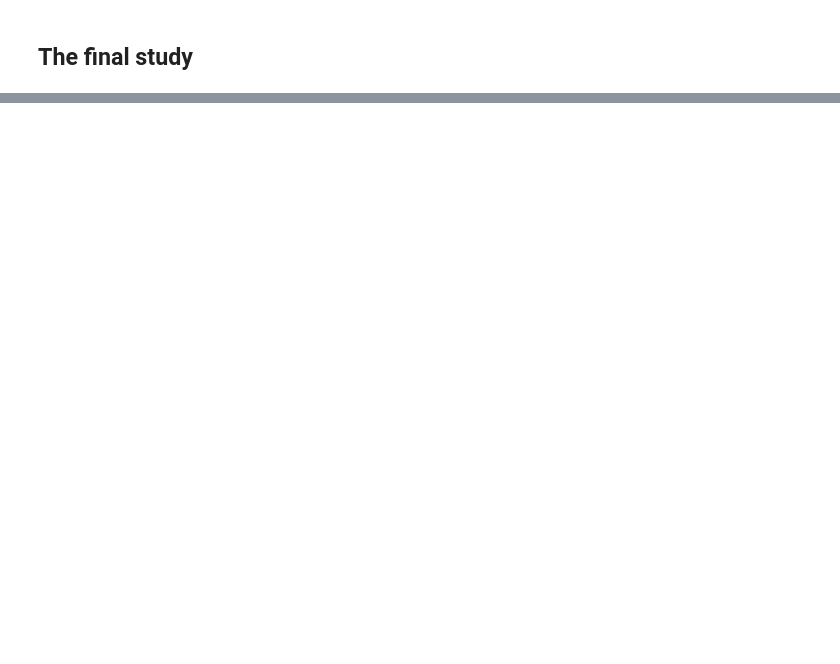
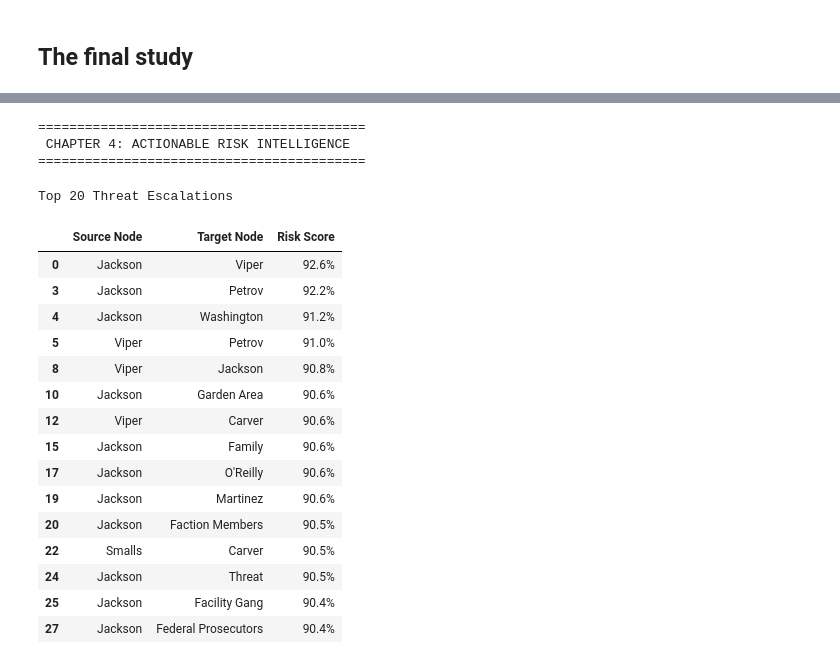
Before and after one commit to mdyagual/sna-for-oms-project, a Jupyter notebook: notebooks/risk_final_evaluation.ipynb, the cells around one changed output, grey strips where cells are left out. Cells and saved outputs as stored; diff of their text form; code cells hidden in the pictures; blank space fills up the shorter version.

```diff
--- a/notebooks/risk_final_evaluation.ipynb
+++ b/notebooks/risk_final_evaluation.ipynb
@@ -643,0 +838,79 @@ plt.show()
+# %%
+import pandas as pd
+from IPython.display import display
+
+print("==========================================")
+print(" CHAPTER 4: ACTIONABLE RISK INTELLIGENCE  ")
+print("==========================================")
+
+# --- FIX 1: Calculate the 8-dim topology for the entire inference graph ---
+num_nodes_enr = data_enriched.x.size(0)
+full_edge_attr_enr = calculate_strict_fold_topology(
+    data_enriched.edge_index,
+    data_enriched.edge_index,
+    num_nodes_enr,
+    edge_weights=data_enriched.edge_weight
+)
+# Overwrite the raw 3 features with the rich 8 features
+data_enriched.edge_attr = full_edge_attr_enr
+
+
+# 1. Generate the report using the mathematically optimal threshold
+raw_threat_alerts = generate_threat_report(
+    enriched_model,
+    data_enriched,
+    reverse_mapping,
+    threshold=opt_thresh_enr
+)
+
+if not raw_threat_alerts:
+    print(f"✅ No threats detected above the {opt_thresh_enr*100:.1f}% threshold. The facility is stable.")
+else:
+    # Build the DataFrame using the raw dictionary keys
+    df_all_alerts = pd.DataFrame(raw_threat_alerts)[['source', 'target', 'probability']]
+
+    # Deduplicate node pairs and grab the definitive Top 30 worst threats
+    df_sorted = df_all_alerts.sort_values(by='probability', ascending=False)
+    df_unique = df_sorted.drop_duplicates(subset=['source', 'target'], keep='first')
+    df_top_30 = df_unique.head(15)
+
+    # ------------------------------------------------======================
+    # THE PARITY BRIDGE: Convert ONLY the top 30 back to a list of dicts!
+    # This keeps your existing enrichment and drawing code completely intact,
+    # but scales it down to run instantly for just those 30 rows.
+    # ------------------------------------------------======================
+    threat_alerts = df_top_30.to_dict('records')
+    # ----------------------------------------------------------------======
+
+    # Display your clean, styled Jupyter table (optional renaming just for viewing)
+    df_display = df_top_30.copy()
+    df_display.columns = ['Source Node', 'Target Node', 'Risk Score']
+    # If your generate_threat_report doesn't multiply by 100, do it here:
+    # df_display['Risk Score'] = df_display['Risk Score'] * 100
+
+    styled_table = df_display.style.background_gradient(
+        subset=['Risk Score'], cmap='Reds', vmin=60.0, vmax=100.0
+    ).format({'Risk Score': "{:.1f}%"}).set_caption(f"Top 20 Threat Escalations")
+
+    display(styled_table)
+# %% [output]
+==========================================
+ CHAPTER 4: ACTIONABLE RISK INTELLIGENCE
+==========================================
+Top 20 Threat Escalations
+|  | Source Node | Target Node | Risk Score |
+| 0 | Jackson | Viper | 92.6% |
+| 3 | Jackson | Petrov | 92.2% |
+| 4 | Jackson | Washington | 91.2% |
+| 5 | Viper | Petrov | 91.0% |
+| 8 | Viper | Jackson | 90.8% |
+| 10 | Jackson | Garden Area | 90.6% |
+| 12 | Viper | Carver | 90.6% |
+| 15 | Jackson | Family | 90.6% |
+| 17 | Jackson | O'Reilly | 90.6% |
+| 19 | Jackson | Martinez | 90.6% |
+| 20 | Jackson | Faction Members | 90.5% |
+| 22 | Smalls | Carver | 90.5% |
+| 24 | Jackson | Threat | 90.5% |
+| 25 | Jackson | Facility Gang | 90.4% |
+| 27 | Jackson | Federal Prosecutors | 90.4% |
```
Also changed, not shown: parts of 16 cells of this notebook.
